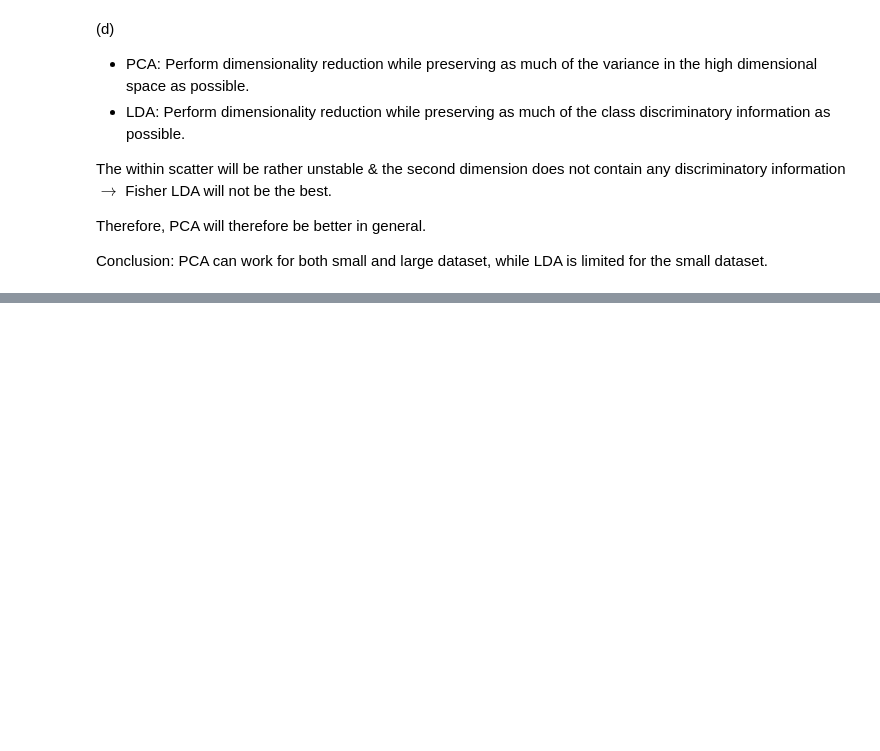
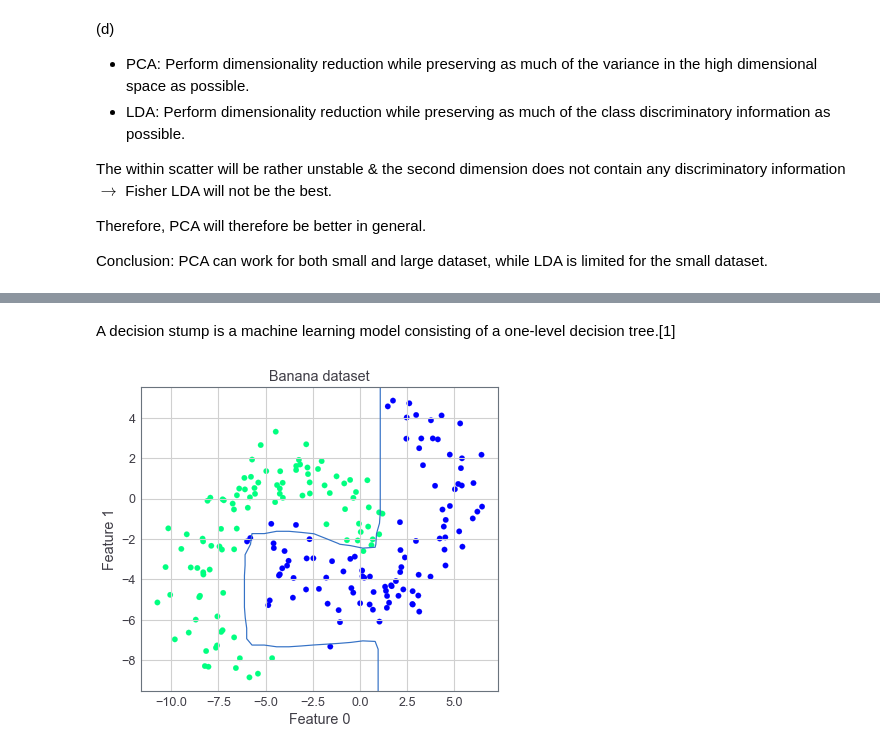
Before and after one commit to Timo9Madrid7/CS4220MachineLearningWeeklyLab, a Jupyter notebook: week6/Week_6.ipynb, the cells around one changed output, grey strips where cells are left out. Cells and saved outputs as stored; diff of their text form; code cells hidden in the pictures; blank space fills up the shorter version.

```diff
--- a/week6/Week_6.ipynb
+++ b/week6/Week_6.ipynb
@@ -197,0 +466,10 @@ Conclusion: PCA can work for both small and large dataset, while LDA is limited
+# %% [markdown]
+A decision stump is a machine learning model consisting of a one-level decision tree.[1]
+# %%
+data = pr.gendatb((100,100))
+# %%
+pr.scatterd(data)
+w = pr.adaboostc(task=data, w=(pr.stumpc,1,[],0))
+pr.plotc(w)
+# %% [output]
+[figure, added]
```
Also changed, not shown: parts of 47 cells of this notebook.
